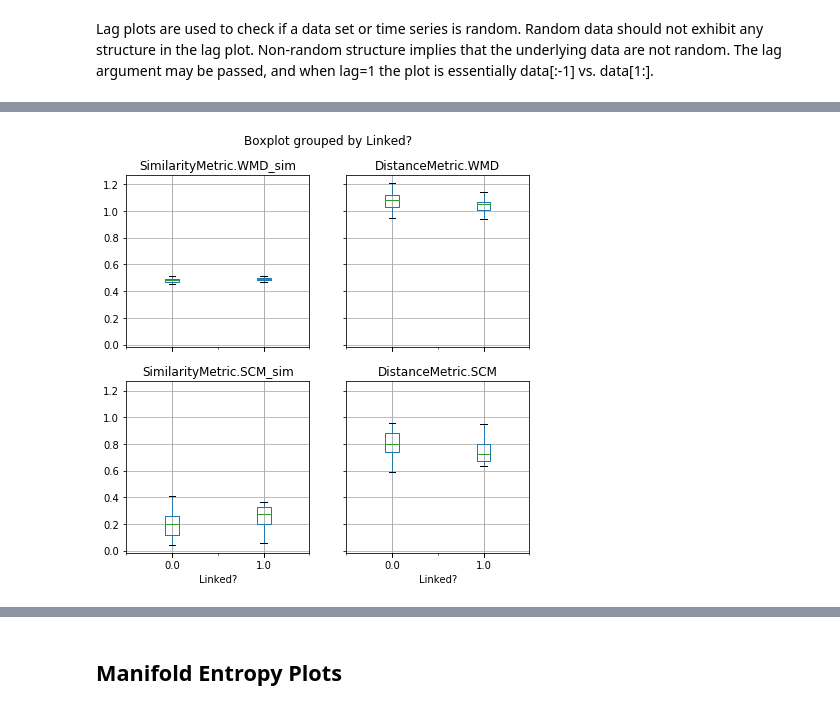
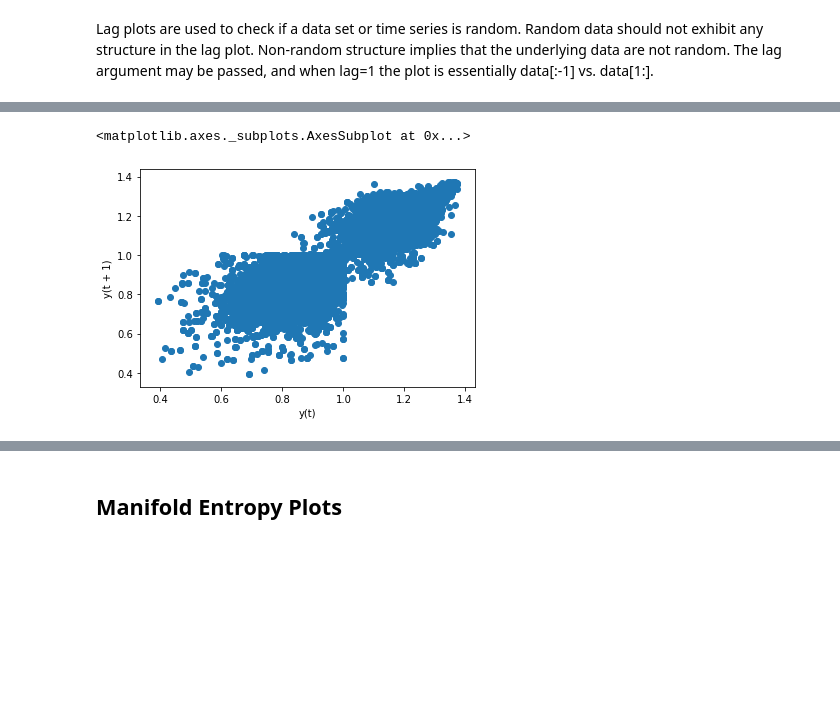
Before and after one commit to WM-SEMERU/ds4se, a Jupyter notebook: nbs/6.0_eval.mining.ir.unsupervised.x2v.ipynb, the cells around one changed output, grey strips where cells are left out. Saved outputs shown, nothing was run; the diff lists cells and outputs as text; code cells hidden in the pictures; blank space fills up the shorter version.

```diff
--- a/nbs/6.0_eval.mining.ir.unsupervised.x2v.ipynb
+++ b/nbs/6.0_eval.mining.ir.unsupervised.x2v.ipynb
@@ -422,5 +294,5 @@ array([<matplotlib.axes._subplots.AxesSubplot object at 0x...>,
-# %%
-boxplot = filter_metrics.boxplot(by='Linked?',column=[SimilarityMetric.WMD_sim,DistanceMetric.WMD,SimilarityMetric.SCM_sim,
-                            DistanceMetric.SCM],figsize=[7, 7])
-# %% [output]
-[figure, removed]
+# %%
+lag_plot( EDA.df_w2v[['DistanceMetric.WMD','DistanceMetric.SCM']] )
+# %% [output]
+<matplotlib.axes._subplots.AxesSubplot at 0x...>
+[figure, added]
```
Also changed, not shown: parts of 160 cells of this notebook, 8 other files.
